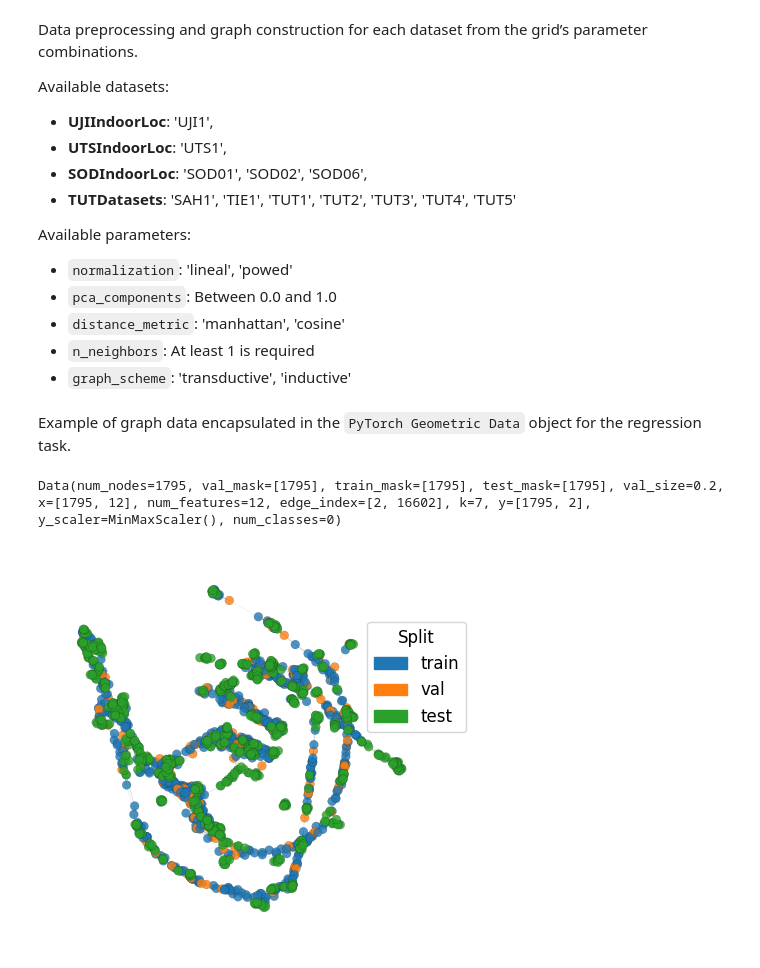
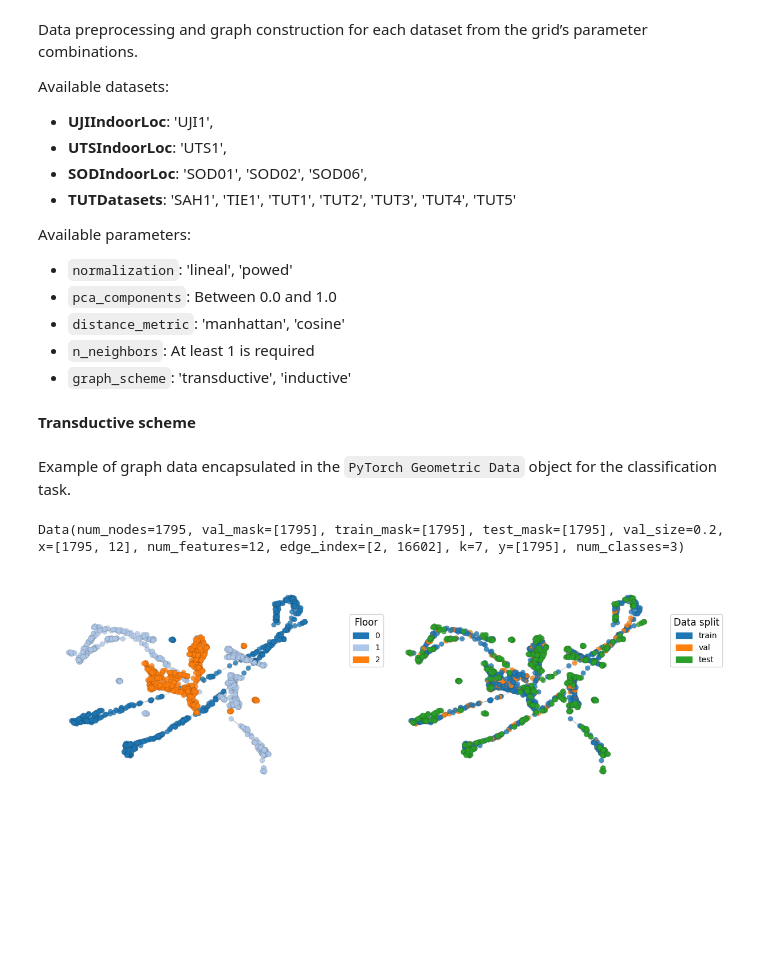
Before and after one commit to mfpscidev/indoorloc-inductive-gnn, a Jupyter notebook: notebooks/evaluation.ipynb, the cells around one changed output. Cells and saved outputs as stored; diff of their text form; code cells hidden in the pictures; blank space fills up the shorter version.

```diff
--- a/notebooks/evaluation.ipynb
+++ b/notebooks/evaluation.ipynb
@@ -168,3 +167,5 @@ for dataset in tqdm(datasets, desc="Datasets"):
             'transductive': graph_data_tranductive,
             'inductive': graph_data_inductive}
         )
+# %% [markdown]
+**Transductive scheme**
@@ -171,11 +174,19 @@ for dataset in tqdm(datasets, desc="Datasets"):
 # %% [markdown]
-Example of graph data encapsulated in the `PyTorch Geometric Data` object for the regression task.
+Example of graph data encapsulated in the `PyTorch Geometric Data` object for the classification task.
 # %%
-graph_datas['SOD01'][3]['transductive'].reg
+graph_datas['SOD01'][3]['transductive'].cls
 # %% [output]
-Data(num_nodes=1795, val_mask=[1795], train_mask=[1795], test_mask=[1795], val_size=0.2, x=[1795, 12], num_features=12, edge_index=[2, 16602], k=7, y=[1795, 2], y_scaler=MinMaxScaler(), num_classes=0)
+Data(num_nodes=1795, val_mask=[1795], train_mask=[1795], test_mask=[1795], val_size=0.2, x=[1795, 12], num_features=12, edge_index=[2, 16602], k=7, y=[1795], num_classes=3)
-# %%
-gvizs = indoorloc_vizs.GraphVisualizer()
-gvizs.draw_graph(graph_datas['SOD01'][3]['transductive'].reg, scheme="transductive")
-# %% [output]
-[figure, removed]
+# %%
+fig, axes = plt.subplots(1, 2, figsize=(12, 4))
+
+clusters = ['class', 'split']
+graph_data = graph_datas['SOD01'][3]['transductive'].cls
+
+for ax, cluster in zip(axes, clusters):
+    gvizs.draw_graph(graph_data, scheme="transductive", cluster=cluster, ax=ax)
+
+plt.tight_layout()
+plt.show()
+# %% [output]
+[figure, added]
```
Also changed, not shown: parts of 6 cells of this notebook, 1 other file.
